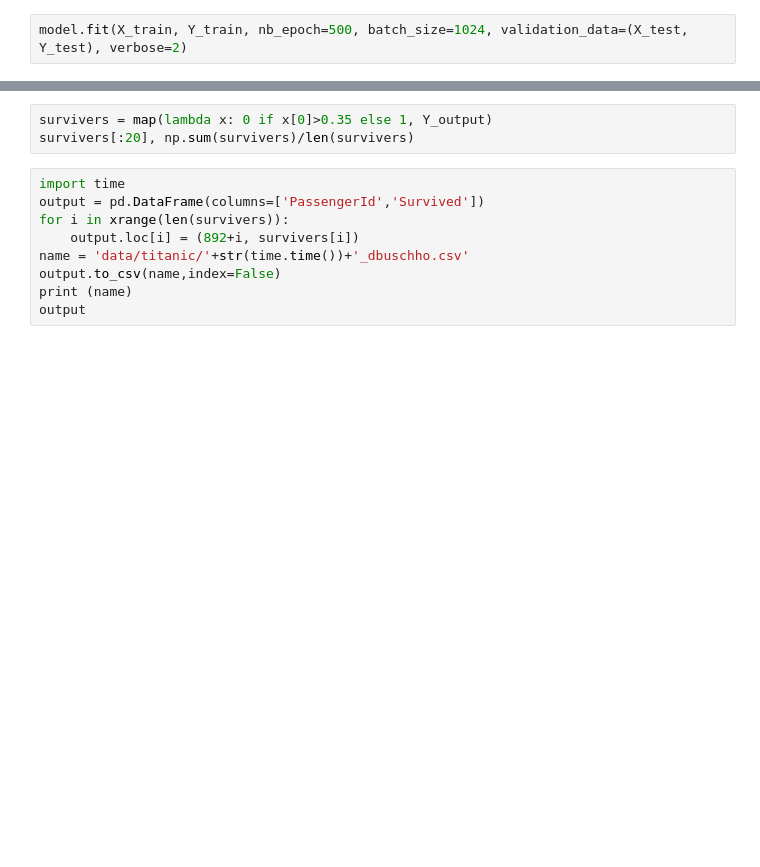
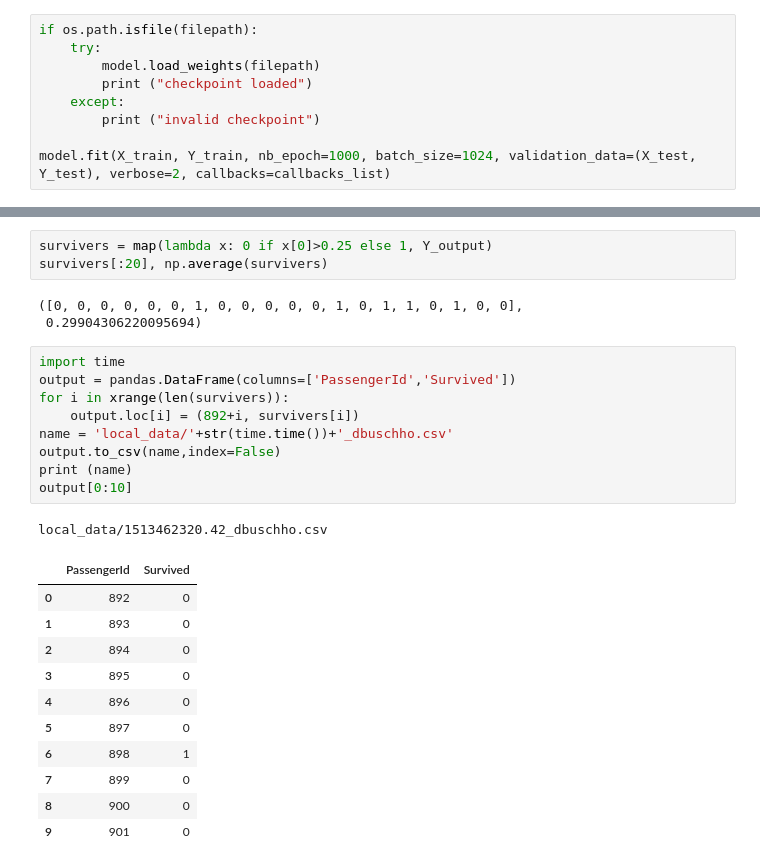
Before and after one commit to drewbuschhorn/ml_example_projects, a Jupyter notebook: basic_titanic/Titanic.ipynb, the cells around one changed output, grey strips where cells are left out. Saved outputs shown, nothing was run; the diff lists cells and outputs as text; blank space fills up the shorter version.

```diff
--- a/basic_titanic/Titanic.ipynb
+++ b/basic_titanic/Titanic.ipynb
@@ -65,2 +138,9 @@ model.optimizer.lr.set_value(0.0001)
 # %%
-model.fit(X_train, Y_train, nb_epoch=500, batch_size=1024, validation_data=(X_test, Y_test), verbose=2)
+if os.path.isfile(filepath):
+    try:
+        model.load_weights(filepath)
+        print ("checkpoint loaded")
+    except:
+        print ("invalid checkpoint")
+
+model.fit(X_train, Y_train, nb_epoch=1000, batch_size=1024, validation_data=(X_test, Y_test), verbose=2, callbacks=callbacks_list)
@@ -88,12 +220,28 @@ Y_output.shape, Y_output[:20]
 # %%
-survivers = map(lambda x: 0 if x[0]>0.35 else 1, Y_output)
-survivers[:20], np.sum(survivers)/len(survivers)
+survivers = map(lambda x: 0 if x[0]>0.25 else 1, Y_output)
+survivers[:20], np.average(survivers)
+# %% [output]
+([0, 0, 0, 0, 0, 0, 1, 0, 0, 0, 0, 0, 1, 0, 1, 1, 0, 1, 0, 0],
+ 0.29904306220095694)
 # %%
 import time
-output = pd.DataFrame(columns=['PassengerId','Survived'])
+output = pandas.DataFrame(columns=['PassengerId','Survived'])
 for i in xrange(len(survivers)):
     output.loc[i] = (892+i, survivers[i])
-name = 'data/titanic/'+str(time.time())+'_dbuschho.csv'
+name = 'local_data/'+str(time.time())+'_dbuschho.csv'
 output.to_csv(name,index=False)
 print (name)
-output
+output[0:10]
+# %% [output]
+local_data/1513462320.42_dbuschho.csv
+|  | PassengerId | Survived |
+| 0 | 892 | 0 |
+| 1 | 893 | 0 |
+| 2 | 894 | 0 |
+| 3 | 895 | 0 |
+| 4 | 896 | 0 |
+| 5 | 897 | 0 |
+| 6 | 898 | 1 |
+| 7 | 899 | 0 |
+| 8 | 900 | 0 |
+| 9 | 901 | 0 |
```
Also changed, not shown: parts of 14 cells of this notebook, 2 other files.
